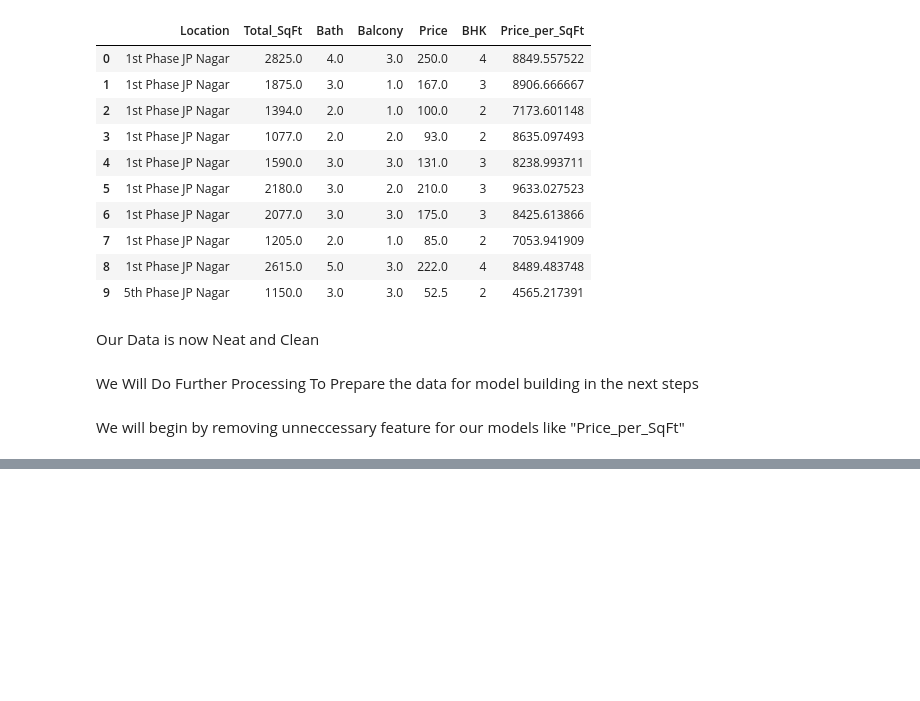
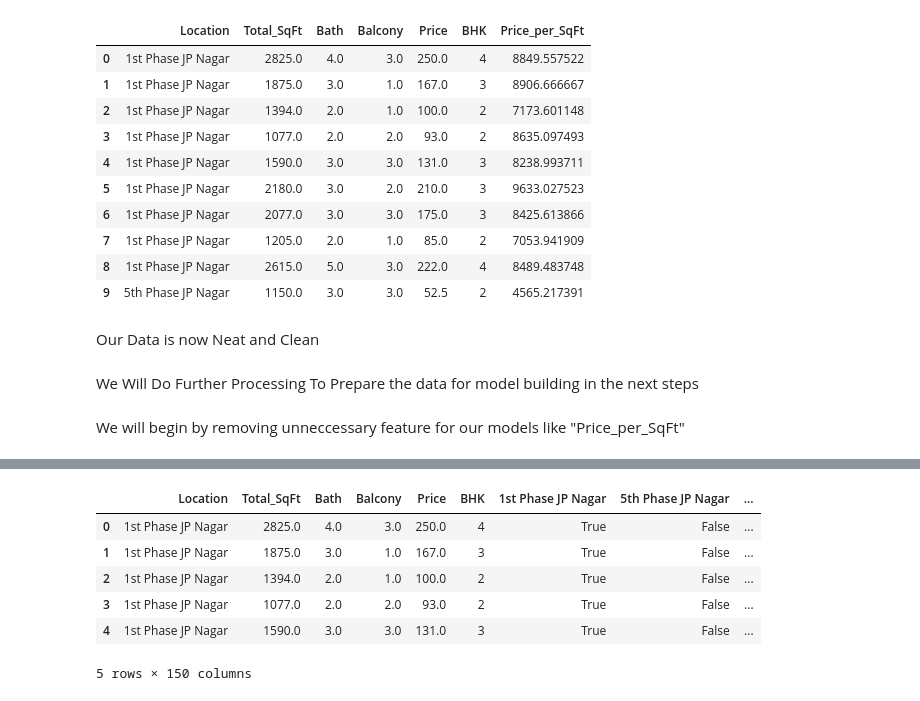
Before and after one commit to MdSaad07/CodeClauseInternship_Housing-Price-Prediction, a Jupyter notebook: housing-price-prediction.ipynb, the cells around one changed output, grey strips where cells are left out. Saved outputs shown, nothing was run; the diff lists cells and outputs as text; code cells hidden in the pictures; blank space fills up the shorter version.

```diff
--- a/housing-price-prediction.ipynb
+++ b/housing-price-prediction.ipynb
@@ -626,0 +649,11 @@ We will begin by removing unneccessary feature for our models like "Price_per_Sq
+# %%
+data8 = pd.concat([data7,dummies],axis='columns')
+data8.head()
+# %% [output]
+|  | Location | Total_SqFt | Bath | Balcony | Price | BHK | 1st Phase JP Nagar | 5th Phase JP Nagar | ... |
+| 0 | 1st Phase JP Nagar | 2825.0 | 4.0 | 3.0 | 250.0 | 4 | True | False | ... |
+| 1 | 1st Phase JP Nagar | 1875.0 | 3.0 | 1.0 | 167.0 | 3 | True | False | ... |
+| 2 | 1st Phase JP Nagar | 1394.0 | 2.0 | 1.0 | 100.0 | 2 | True | False | ... |
+| 3 | 1st Phase JP Nagar | 1077.0 | 2.0 | 2.0 | 93.0 | 2 | True | False | ... |
+| 4 | 1st Phase JP Nagar | 1590.0 | 3.0 | 3.0 | 131.0 | 3 | True | False | ... |
+5 rows × 150 columns
```
Also changed, not shown: parts of 5 cells of this notebook.
